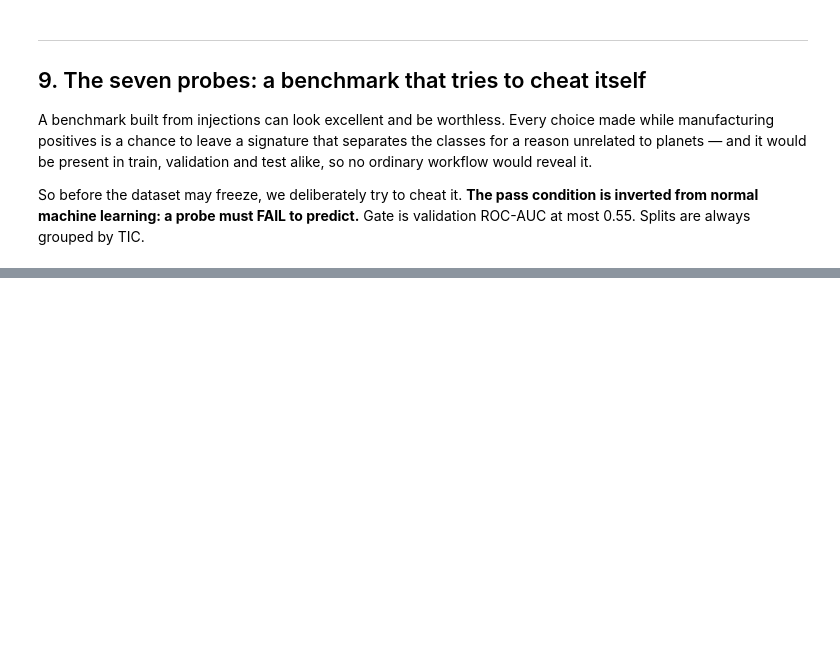
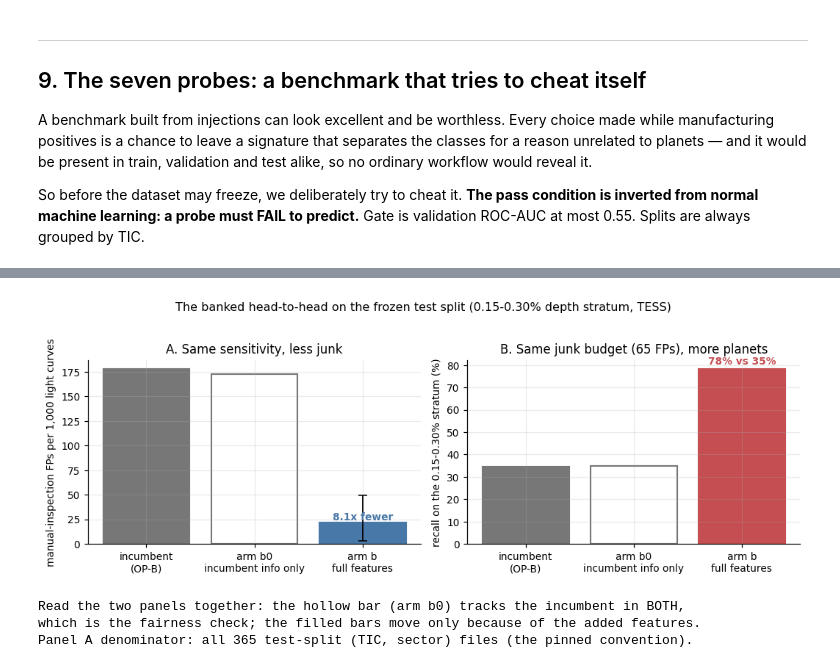
Before and after one commit to wilsonwzp17/cbp-vet, a Jupyter notebook: notebooks/CBP-Vet_Data-Engine_Walkthrough.ipynb, the cells around one changed output, grey strips where cells are left out. Cells and saved outputs as stored; diff of their text form; code cells hidden in the pictures; blank space fills up the shorter version.

```diff
--- a/notebooks/CBP-Vet_Data-Engine_Walkthrough.ipynb
+++ b/notebooks/CBP-Vet_Data-Engine_Walkthrough.ipynb
@@ -455,0 +586,44 @@ The plan predicted this would exceed the target and pre-named the response
+# %%
+# The headline figure: both directions of the same frozen comparison.
+d = add['dual_recall_at_m0_matched_fp']
+n_test = t0['n_test_files']
+
+fig, ax = plt.subplots(1, 2, figsize=(9.6, 3.4))
+
+# Panel A: junk per 1,000 light curves at the incumbent's sensitivity
+vals_a = [1000*fp_m0/n_test, 1000*fp_b0/n_test, 1000*fp_b/n_test]
+ci_lo = ci[0]*n_real/n_test; ci_hi = ci[1]*n_real/n_test   # convert CI to the pinned denominator
+bars = ax[0].bar(['incumbent\n(OP-B)', 'arm b0\nincumbent info only', 'arm b\nfull features'],
+                 vals_a, color=['#777777', 'none', '#4878a8'],
+                 edgecolor=['#777777', '#777777', '#4878a8'], linewidth=1.4)
+ax[0].errorbar(2, vals_a[2], yerr=[[vals_a[2]-ci_lo], [ci_hi-vals_a[2]]],
+               fmt='none', ecolor='k', capsize=4, lw=1.2)
+ax[0].set(ylabel='manual-inspection FPs per 1,000 light curves',
+          title='A. Same sensitivity, less junk')
+ax[0].text(2, vals_a[2]+ci_hi*0.05, f'{fp_m0/fp_b:.1f}x fewer', ha='center',
+           fontsize=9, fontweight='bold', color='#4878a8')
+
+# Panel B: sensitivity at the incumbent's junk budget (the dual)
+rec_m0 = d['b']['OPB_stratum']['m0_recall_same_cell']
+rec_b0 = d['b0']['OPB_stratum']['model_recall_at_m0_fp']
+rec_b  = d['b']['OPB_stratum']['model_recall_at_m0_fp']
+ax[1].bar(['incumbent\n(OP-B)', 'arm b0\nincumbent info only', 'arm b\nfull features'],
+          [100*rec_m0, 100*rec_b0, 100*rec_b], color=['#777777', 'none', '#c44e52'],
+          edgecolor=['#777777', '#777777', '#c44e52'], linewidth=1.4)
+ax[1].set(ylabel='recall on the 0.15-0.30% stratum (%)',
+          title=f'B. Same junk budget ({fp_m0} FPs), more planets')
+ax[1].text(2, 100*rec_b+2, f'{100*rec_b:.0f}% vs {100*rec_m0:.0f}%', ha='center',
+           fontsize=9, fontweight='bold', color='#c44e52')
+
+fig.suptitle('The banked head-to-head on the frozen test split '
+             '(0.15-0.30% depth stratum, TESS)', y=1.03, fontsize=10.5)
+plt.tight_layout(); plt.show()
+
+print('Read the two panels together: the hollow bar (arm b0) tracks the incumbent in BOTH,')
+print('which is the fairness check; the filled bars move only because of the added features.')
+print(f'Panel A denominator: all {n_test} test-split (TIC, sector) files (the pinned convention).')
+# %% [output]
+[figure, added]
+Read the two panels together: the hollow bar (arm b0) tracks the incumbent in BOTH,
+which is the fairness check; the filled bars move only because of the added features.
+Panel A denominator: all 365 test-split (TIC, sector) files (the pinned convention).
```
Also changed, not shown: parts of 12 cells of this notebook, 5 other files.
